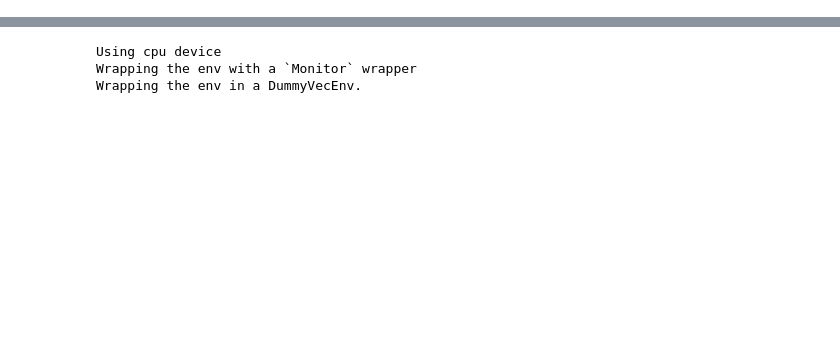
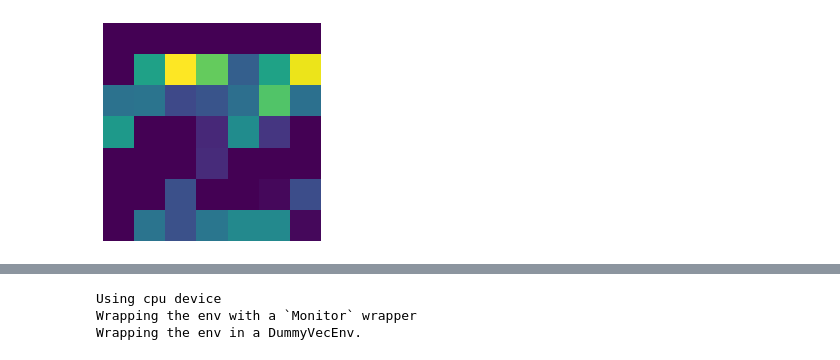
Before and after one commit to ViniciusSuaiden/SnakeRL, a Jupyter notebook: SnakeRL.ipynb, the cells around one changed output, grey strips where cells are left out. Saved outputs shown, nothing was run; the diff lists cells and outputs as text; code cells hidden in the pictures; blank space fills up the shorter version.

```diff
--- a/SnakeRL.ipynb
+++ b/SnakeRL.ipynb
@@ -191,0 +213,4 @@ model.load('./train/best_model_30000.zip')
+# %%
+from torchvision.models import mobilenet_v3_large
+
+model = mobilenet_v3_large()
@@ -191,0 +235,39 @@ model.load('./train/best_model_30000.zip')
+# %%
+import torch
+import matplotlib.pyplot as plt
+import numpy as np
+
+# Function to capture intermediate output
+def get_intermediate_output(model, input_data, layer_num):
+    temp_model = torch.nn.Sequential(*(list(model.children())[:layer_num+1]))
+    with torch.no_grad():
+        intermediate_output = temp_model(input_data)
+    return intermediate_output
+
+# Function to visualize the most "important" feature map
+def visualize_important_feature(features):
+    feature_maps = features.squeeze().cpu().numpy()
+    # Compute sum or mean along x, y dimensions for each feature map
+    importance = np.sum(np.abs(feature_maps), axis=(1, 2))
+
+    # Find the index of the feature map with the greatest sum or mean
+    most_important_idx = np.argmax(importance)
+
+    plt.imshow(feature_maps[most_important_idx], cmap='viridis')
+    plt.axis('off')
+    plt.show()
+
+# Assume you have loaded or trained a Stable Baselines 3 PPO model
+# model = PPO.load("your_model_path")
+# Also assume 'obs' is a single observation from your environment, shaped correctly
+
+obs = env.reset()
+
+# Get intermediate features
+layer_num = 11  # Replace with the layer number you're interested in
+features = get_intermediate_output(model.policy.features_extractor.cnn, torch.tensor(obs[0][np.newaxis, :, :, :], dtype=torch.float32), layer_num)
+
+# Visualize the most "important" feature map
+visualize_important_feature(features)
+# %% [output]
+[figure, added]
```
Also changed, not shown: parts of 34 cells of this notebook, 1 other file.
